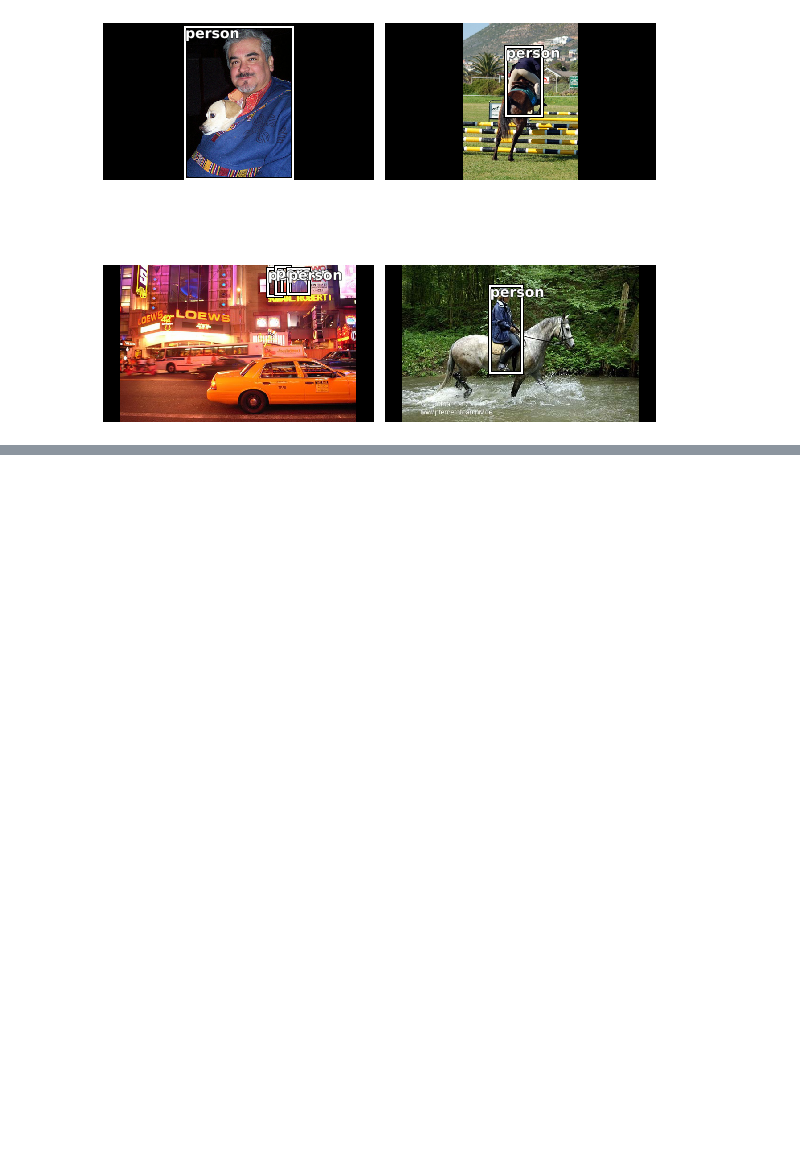
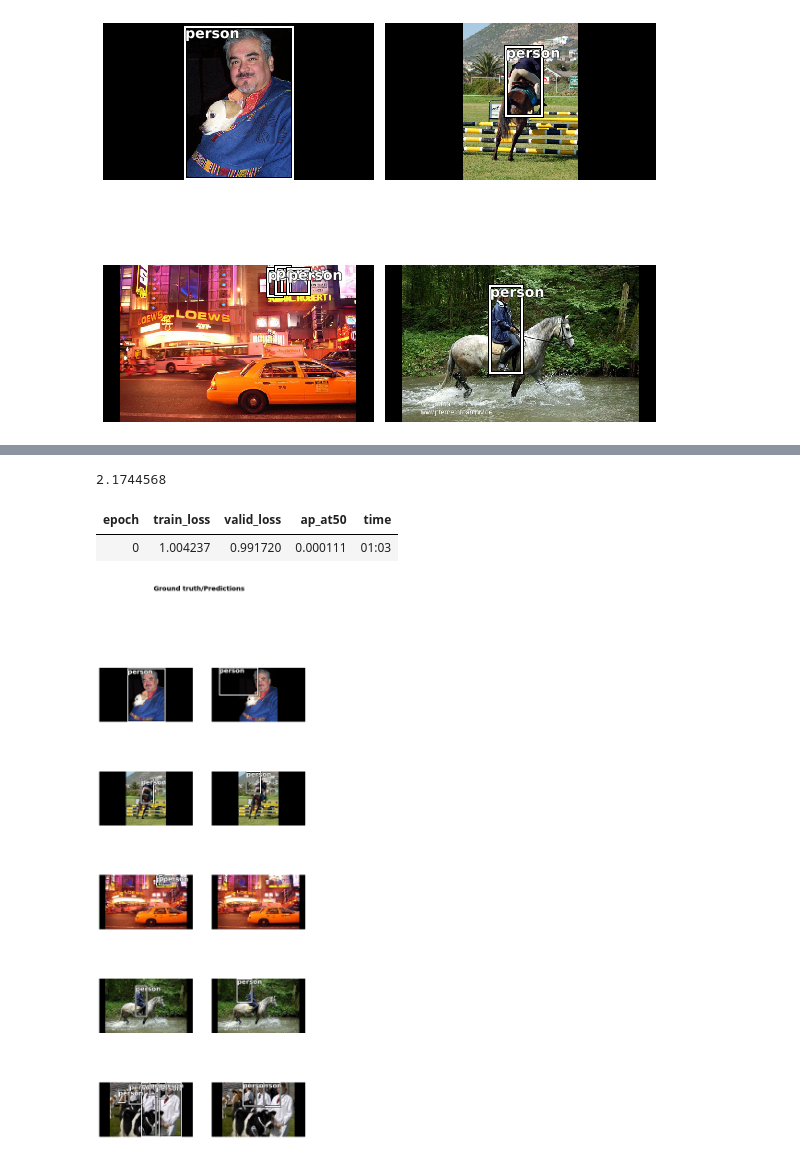
Before and after one commit to Mersive-Technologies/yolov3, a Jupyter notebook: fastai.ipynb, the cells around one changed output, grey strips where cells are left out. Saved outputs shown, nothing was run; the diff lists cells and outputs as text; code cells hidden in the pictures; blank space fills up the shorter version.

```diff
--- a/fastai.ipynb
+++ b/fastai.ipynb
@@ -141,0 +99,13 @@ model_info(model)
+# %%
+val_loss
+# %% [output]
+2.1744568
+# %%
+fit_one_cycle(learner, 1, max_lr=1e-2)
+# %% [output]
+| epoch | train_loss | valid_loss | ap_at50 | time |
+| 0 | 1.004237 | 0.991720 | 0.000111 | 01:03 |
+# %%
+learner.show_results(rows=5)
+# %% [output]
+[figure, added]
```
Also changed, not shown: parts of 6 cells of this notebook, 2 other files.
